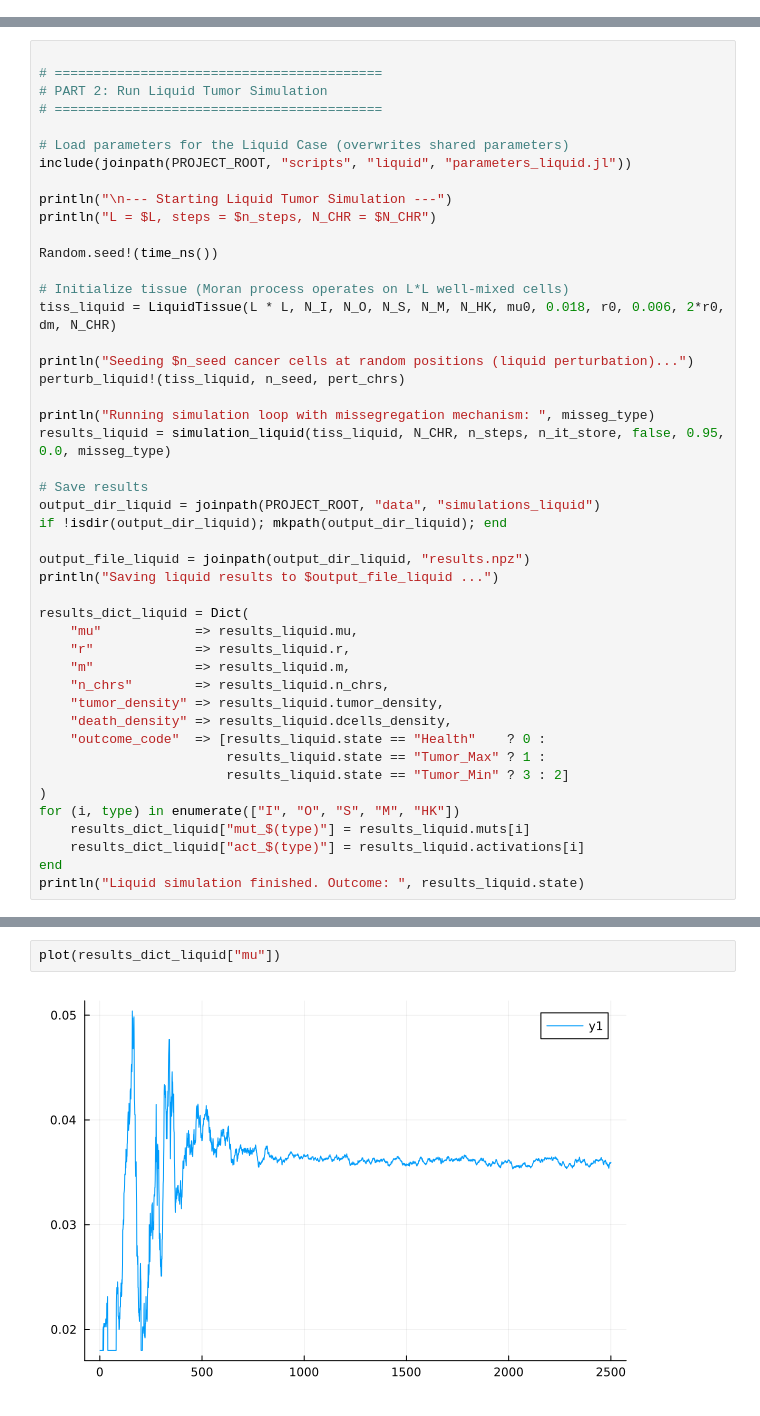
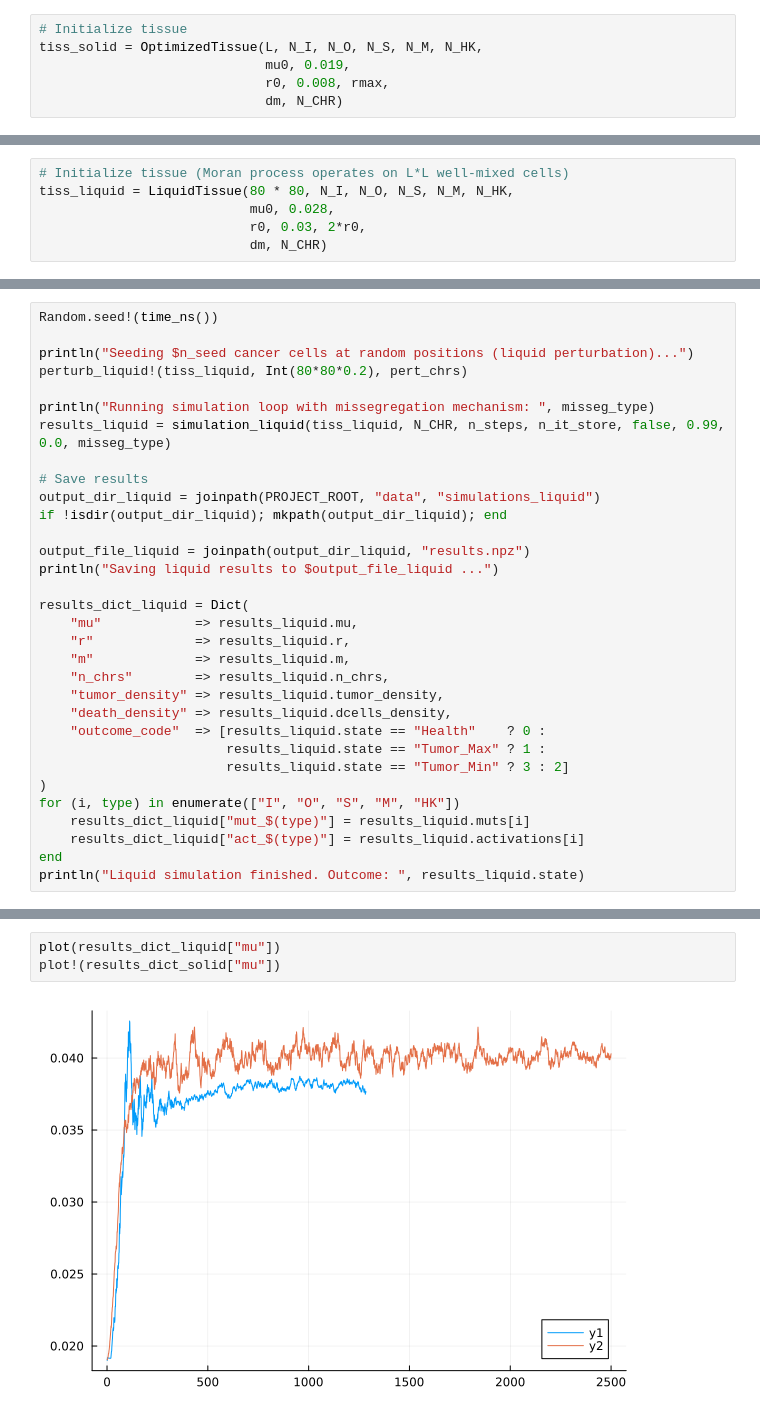
Before and after one commit to francescozambelli/CancerEvo, a Jupyter notebook: notebooks/sims.ipynb, the cells around one changed output, grey strips where cells are left out. Drawn from its saved outputs; the diff is of its cells as text.

```diff
--- a/notebooks/sims.ipynb
+++ b/notebooks/sims.ipynb
@@ -36,0 +43,6 @@ using Random, NPZ, Plots
+# %%
+# Initialize tissue
+tiss_solid = OptimizedTissue(L, N_I, N_O, N_S, N_M, N_HK,
+                             mu0, 0.019,
+                             r0, 0.008, rmax,
+                             dm, N_CHR)
@@ -143,0 +130,6 @@ fractions = [count(==(k), i_levels) / length(i_levels) for k in 0:count_ones(tis
+# %%
+# Initialize tissue (Moran process operates on L*L well-mixed cells)
+tiss_liquid = LiquidTissue(80 * 80, N_I, N_O, N_S, N_M, N_HK,
+                           mu0, 0.028,
+                           r0, 0.03, 2*r0,
+                           dm, N_CHR)
@@ -144,25 +138,11 @@ fractions = [count(==(k), i_levels) / length(i_levels) for k in 0:count_ones(tis
 # %%
-
-# ==========================================
-# PART 2: Run Liquid Tumor Simulation
-# ==========================================
-
-# Load parameters for the Liquid Case (overwrites shared parameters)
-include(joinpath(PROJECT_ROOT, "scripts", "liquid", "parameters_liquid.jl"))
-
-println("\n--- Starting Liquid Tumor Simulation ---")
-println("L = $L, steps = $n_steps, N_CHR = $N_CHR")
-
 Random.seed!(time_ns())
 
-# Initialize tissue (Moran process operates on L*L well-mixed cells)
-tiss_liquid = LiquidTissue(L * L, N_I, N_O, N_S, N_M, N_HK, mu0, 0.018, r0, 0.006, 2*r0, dm, N_CHR)
-
 println("Seeding $n_seed cancer cells at random positions (liquid perturbation)...")
-perturb_liquid!(tiss_liquid, n_seed, pert_chrs)
+perturb_liquid!(tiss_liquid, Int(80*80*0.2), pert_chrs)
 
 println("Running simulation loop with missegregation mechanism: ", misseg_type)
-results_liquid = simulation_liquid(tiss_liquid, N_CHR, n_steps, n_it_store, false, 0.95, 0.0, misseg_type)
+results_liquid = simulation_liquid(tiss_liquid, N_CHR, n_steps, n_it_store, false, 0.99, 0.0, misseg_type)
 
 # Save results
 output_dir_liquid = joinpath(PROJECT_ROOT, "data", "simulations_liquid")
@@ -203,4 +180,5 @@ plot(results_dict_liquid["tumor_density"]./results_dict_liquid["death_density"])
 # %%
 plot(results_dict_liquid["mu"])
+plot!(results_dict_solid["mu"])
 # %% [output]
-[figure, old version]
+[figure, new version]
```
Also changed, not shown: parts of 20 cells of this notebook, 5 other files.
